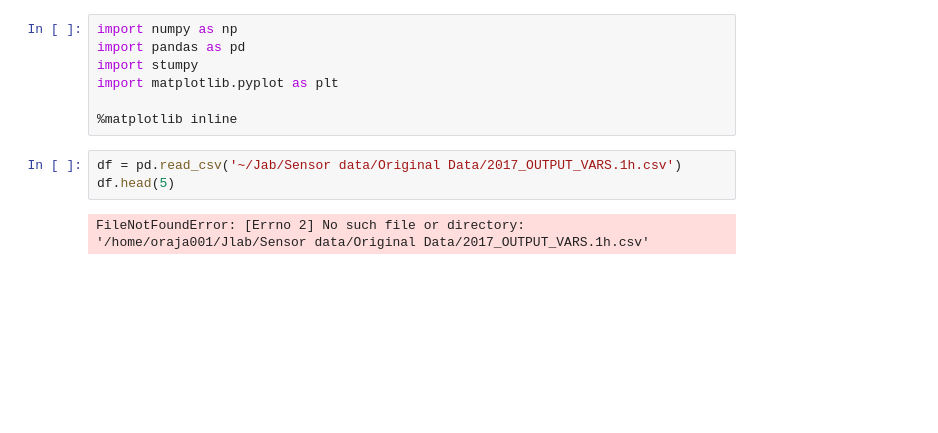
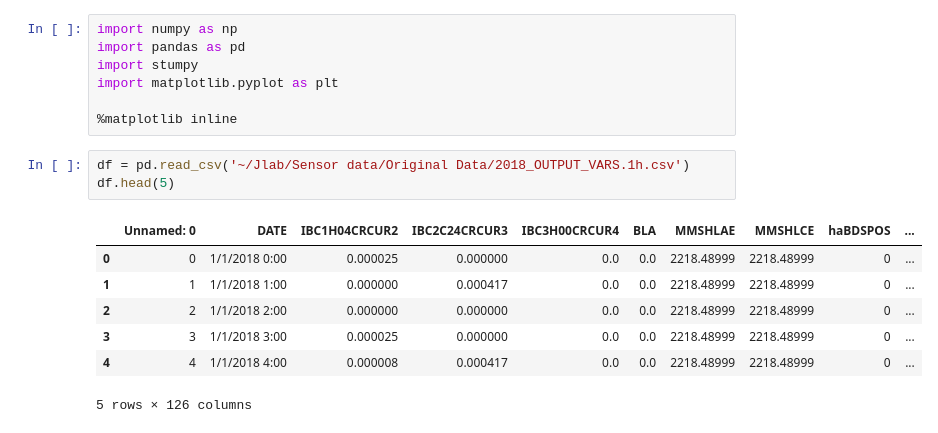
Before and after one commit to omidrajabi6868/TimeSeriesAttack, a Jupyter notebook: Main.ipynb, the cells around one changed output. Saved outputs shown, nothing was run; the diff lists cells and outputs as text; blank space fills up the shorter version.

```diff
--- a/Main.ipynb
+++ b/Main.ipynb
@@ -6,9 +6,15 @@ import matplotlib.pyplot as plt
 
 %matplotlib inline
 # %%
-df = pd.read_csv('~/Jab/Sensor data/Original Data/2017_OUTPUT_VARS.1h.csv')
+df = pd.read_csv('~/Jlab/Sensor data/Original Data/2018_OUTPUT_VARS.1h.csv')
 df.head(5)
 # %% [output]
+|  | Unnamed: 0 | DATE | IBC1H04CRCUR2 | IBC2C24CRCUR3 | IBC3H00CRCUR4 | BLA | MMSHLAE | MMSHLCE | haBDSPOS | ... |
+| 0 | 0 | 1/1/2018 0:00 | 0.000025 | 0.000000 | 0.0 | 0.0 | 2218.48999 | 2218.48999 | 0 | ... |
+| 1 | 1 | 1/1/2018 1:00 | 0.000000 | 0.000417 | 0.0 | 0.0 | 2218.48999 | 2218.48999 | 0 | ... |
+| 2 | 2 | 1/1/2018 2:00 | 0.000000 | 0.000000 | 0.0 | 0.0 | 2218.48999 | 2218.48999 | 0 | ... |
+| 3 | 3 | 1/1/2018 3:00 | 0.000025 | 0.000000 | 0.0 | 0.0 | 2218.48999 | 2218.48999 | 0 | ... |
+| 4 | 4 | 1/1/2018 4:00 | 0.000008 | 0.000417 | 0.0 | 0.0 | 2218.48999 | 2218.48999 | 0 | ... |
-FileNotFoundError: [Errno 2] No such file or directory: '/home/oraja001/Jlab/Sensor data/Original Data/2017_OUTPUT_VARS.1h.csv'
+5 rows × 126 columns
 # %%
 df = df[['DATE', 'IBC1H04CRCUR2', 'MMSHLAE', 'BLA', 'rad48_p1', 'rad43_p1', 'rad29_p1', 'rad48_p2', 'rad43_p2', 'rad29_p2']]
```
Also changed, not shown: parts of 5 cells of this notebook, 6 other files.
